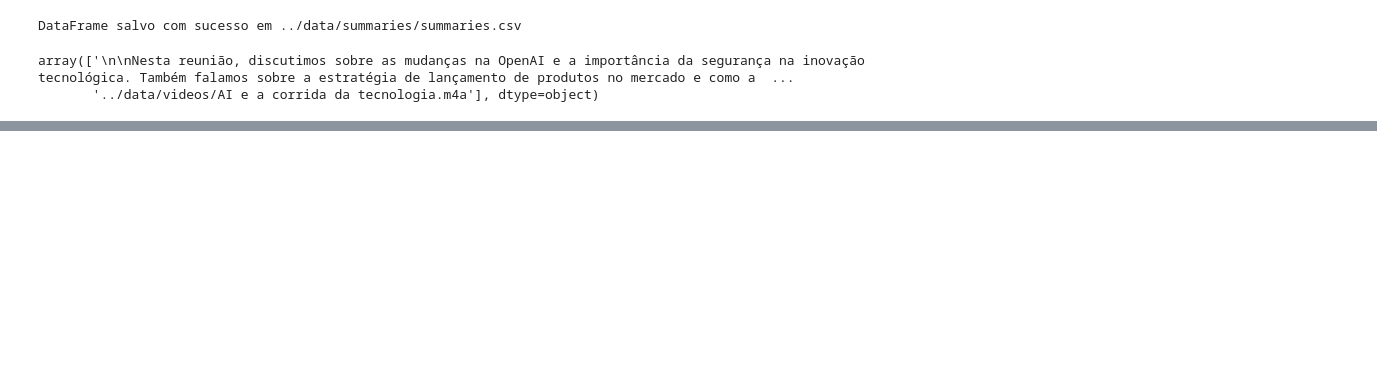
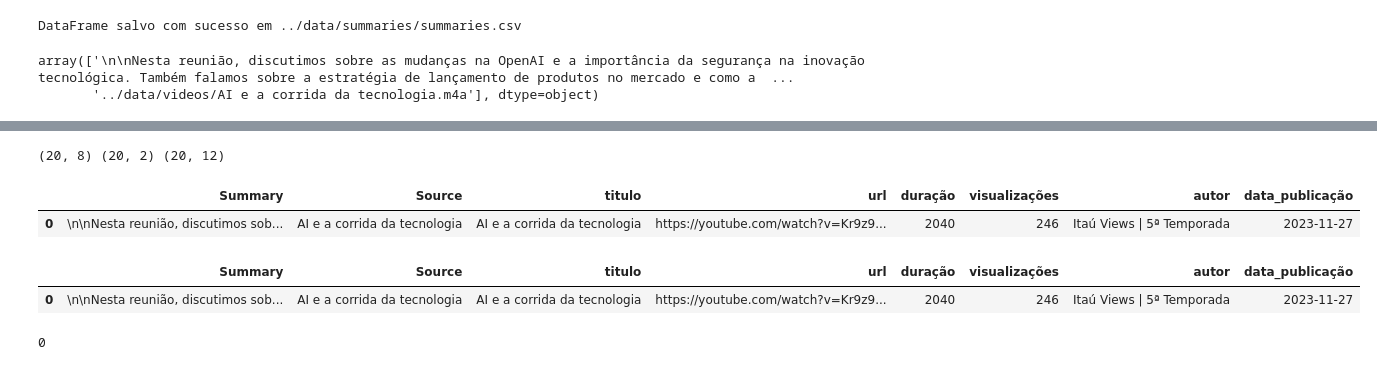
Before and after one commit to VictorBeraldo/open-speech-analytics, a Jupyter notebook: notebooks/main.ipynb, the cells around one changed output, grey strips where cells are left out. Cells and saved outputs as stored; diff of their text form; code cells hidden in the pictures; blank space fills up the shorter version.

```diff
--- a/notebooks/main.ipynb
+++ b/notebooks/main.ipynb
@@ -321,0 +337,13 @@ summaries
+# %%
+print(df.shape, df_summary.shape, df_links.shape)
+df.head(1)
+# %% [output]
+(20, 8) (20, 2) (20, 12)
+|  | Summary | Source | titulo | url | duração | visualizações | autor | data_publicação |
+| 0 | \n\nNesta reunião, discutimos sob... | AI e a corrida da tecnologia | AI e a corrida da tecnologia | https://youtube.com/watch?v=Kr9z9... | 2040 | 246 | Itaú Views | 5ª Temporada | 2023-11-27 |
+# %%
+loader = DataFrameLoader(df, page_content_column="Summary")
+loader.data_frame.head(1)
+# %% [output]
+|  | Summary | Source | titulo | url | duração | visualizações | autor | data_publicação |
+| 0 | \n\nNesta reunião, discutimos sob... | AI e a corrida da tecnologia | AI e a corrida da tecnologia | https://youtube.com/watch?v=Kr9z9... | 2040 | 246 | Itaú Views | 5ª Temporada | 2023-11-27 |
@@ -321,0 +355,10 @@ summaries
+# %%
+# criando VectorDB
+vectordb = Chroma(
+    persist_directory=persist_directory,
+    embedding_function=embedding,
+
+)
+print(vectordb._collection.count())
+# %% [output]
+0
```
Also changed, not shown: parts of 48 cells of this notebook, 4 other files.
